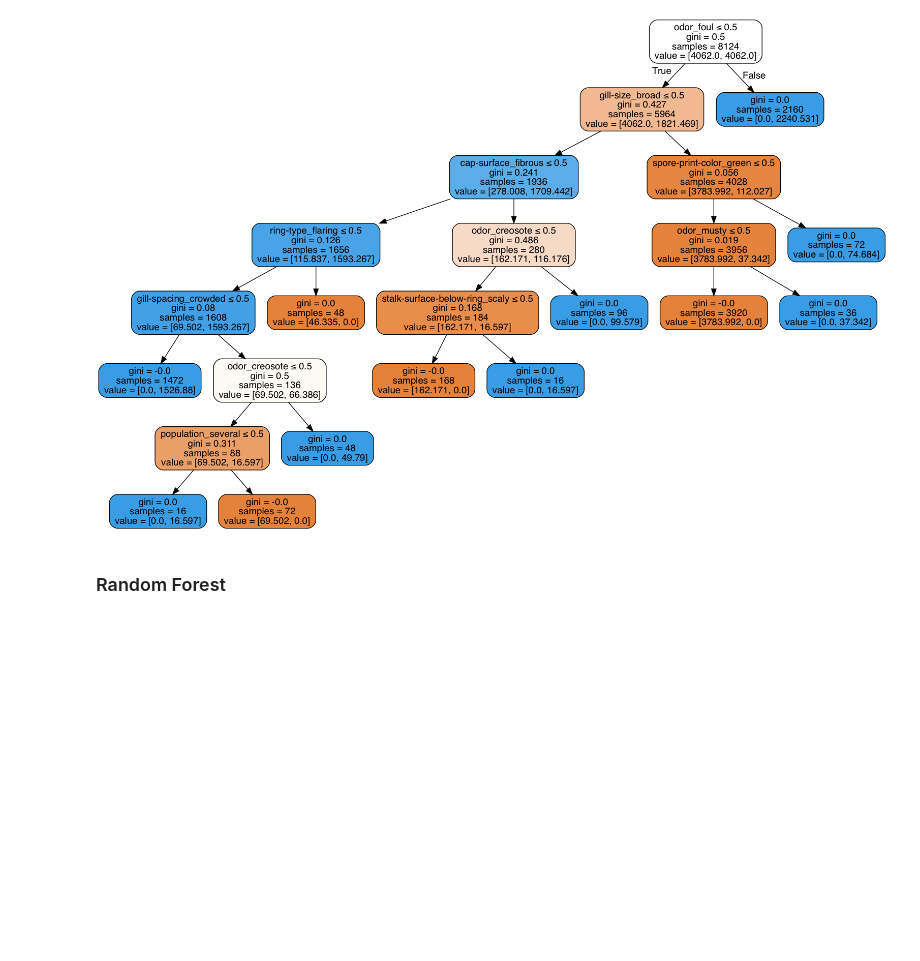
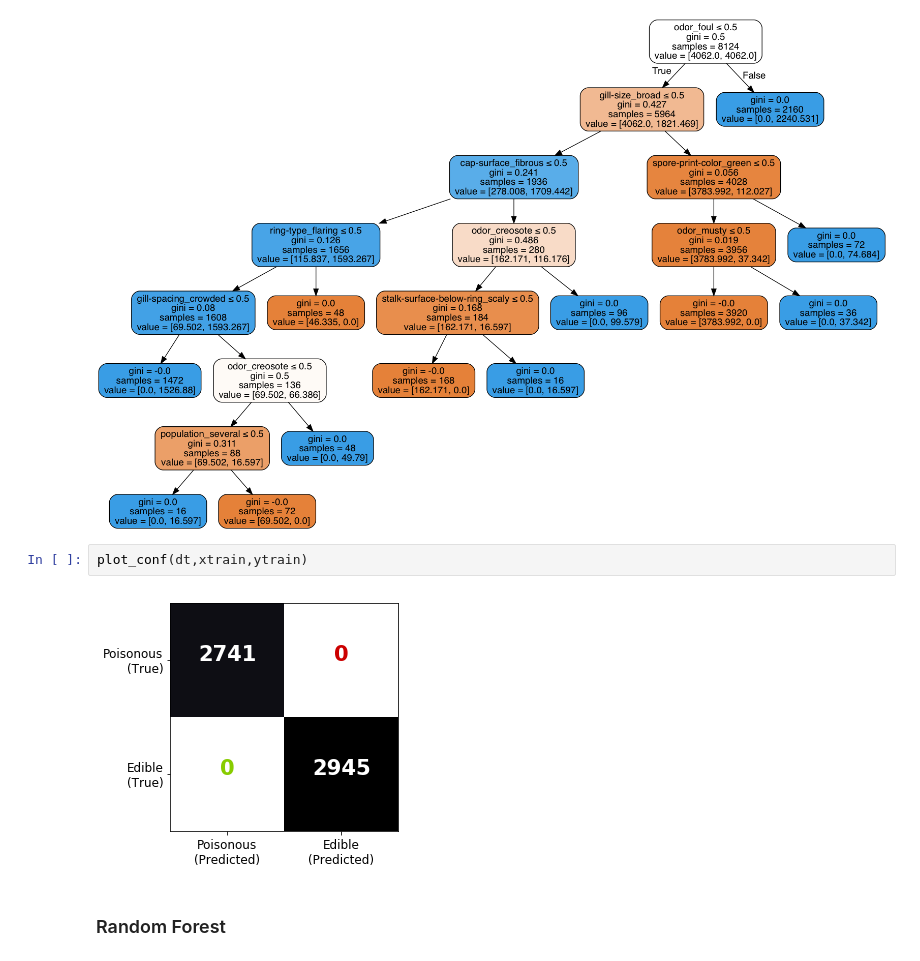
Before and after one commit to sealoving/Liang_Metis, a Jupyter notebook: Project_3/P3_full_EDA_final.ipynb, the cells around one changed output. Drawn from its saved outputs; the diff is of its cells as text; blank space fills up the shorter version.

```diff
--- a/Project_3/P3_full_EDA_final.ipynb
+++ b/Project_3/P3_full_EDA_final.ipynb
@@ -317,6 +317,10 @@ graph = pydotplus.graph_from_dot_data(dot_data.getvalue())
 Image(graph.create_png())
 # %% [output]
 [figure]
+# %%
+plot_conf(dt,xtrain,ytrain)
+# %% [output]
+[figure, added]
 # %% [markdown]
 ### Random Forest
 # %%
```
Also changed, not shown: 2 other files.
